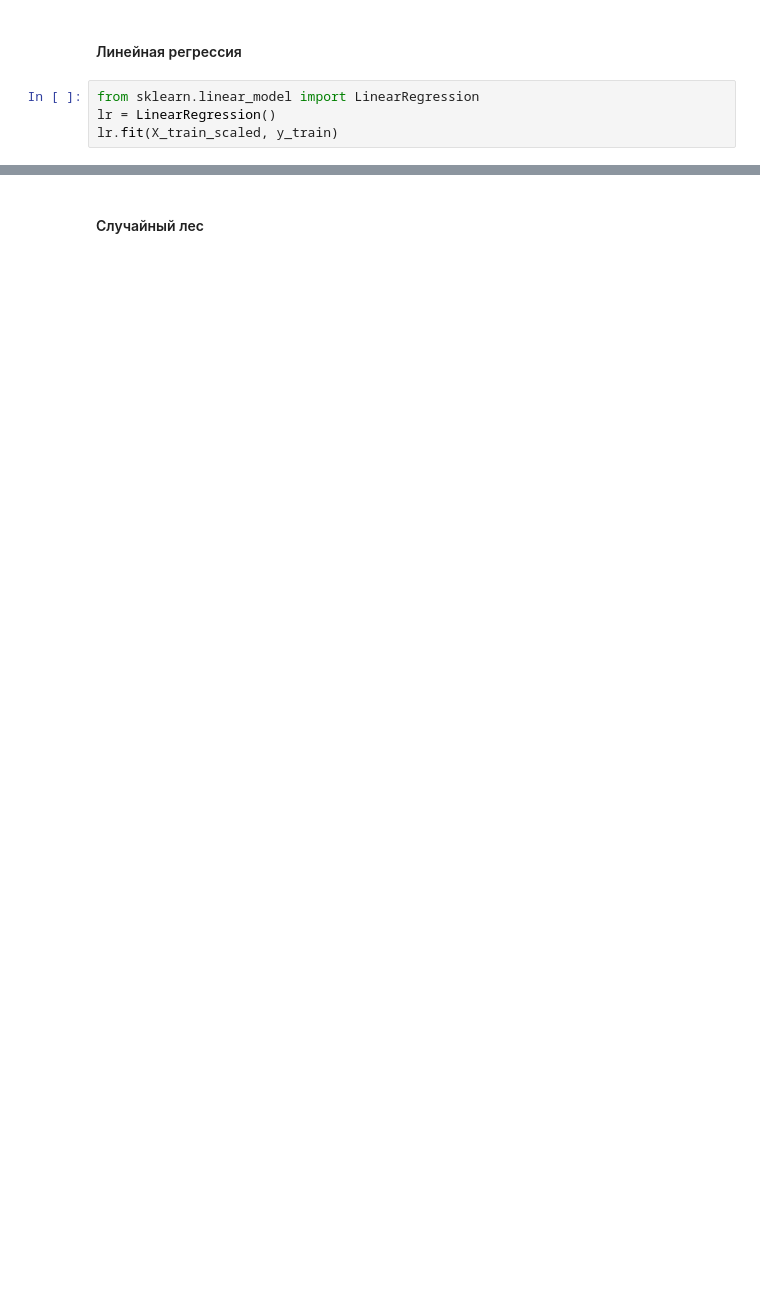
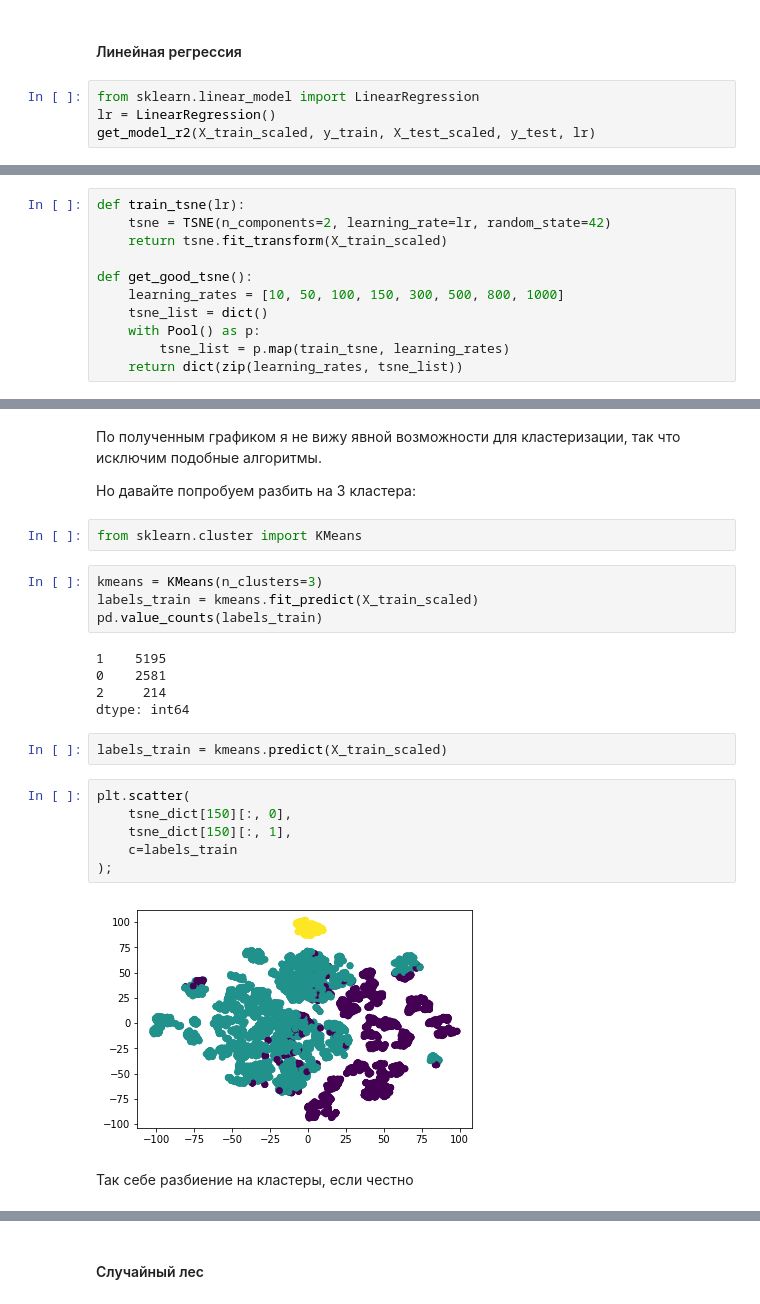
Before and after one commit to DmitryVGusev/GB-Python-in-DS, a Jupyter notebook: Python_in_DS_Coursework.ipynb, the cells around one changed output, grey strips where cells are left out. Cells and saved outputs as stored; diff of their text form; blank space fills up the shorter version.

```diff
--- a/Python_in_DS_Coursework.ipynb
+++ b/Python_in_DS_Coursework.ipynb
@@ -470,5 +507,5 @@ X_test_scaled = pd.DataFrame(
 # %%
 from sklearn.linear_model import LinearRegression
 lr = LinearRegression()
-lr.fit(X_train_scaled, y_train)
+get_model_r2(X_train_scaled, y_train, X_test_scaled, y_test, lr)
 # %% [output]
@@ -489,0 +519,11 @@ lr_score
+# %%
+def train_tsne(lr):
+    tsne = TSNE(n_components=2, learning_rate=lr, random_state=42)
+    return tsne.fit_transform(X_train_scaled)
+
+def get_good_tsne():
+    learning_rates = [10, 50, 100, 150, 300, 500, 800, 1000]
+    tsne_list = dict()
+    with Pool() as p:
+        tsne_list = p.map(train_tsne, learning_rates)
+    return dict(zip(learning_rates, tsne_list))
@@ -489,0 +545,27 @@ lr_score
+# %% [markdown]
+По полученным графиком я не вижу явной возможности для кластеризации, так что исключим подобные алгоритмы.
+
+Но давайте попробуем разбить на 3 кластера:
+# %%
+from sklearn.cluster import KMeans
+# %%
+kmeans = KMeans(n_clusters=3)
+labels_train = kmeans.fit_predict(X_train_scaled)
+pd.value_counts(labels_train)
+# %% [output]
+1    5195
+0    2581
+2     214
+dtype: int64
+# %%
+labels_train = kmeans.predict(X_train_scaled)
+# %%
+plt.scatter(
+    tsne_dict[150][:, 0],
+    tsne_dict[150][:, 1],
+    c=labels_train
+);
+# %% [output]
+[figure, added]
+# %% [markdown]
+Так себе разбиение на кластеры, если честно
```
Also changed, not shown: parts of 59 cells of this notebook.
